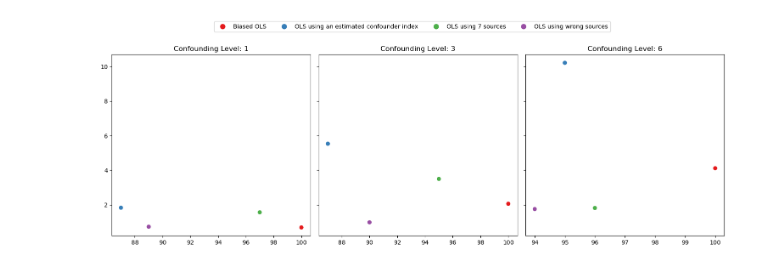
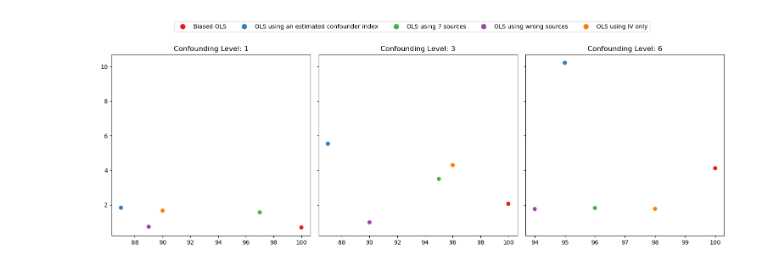
Before and after one commit to malo4300/ICA_IV_simulations, a Jupyter notebook: plots/plot_error_distribution_true_sources.ipynb, the cells around one changed output. Saved outputs shown, nothing was run; the diff lists cells and outputs as text; code cells hidden in the pictures.

```diff
--- a/plots/plot_error_distribution_true_sources.ipynb
+++ b/plots/plot_error_distribution_true_sources.ipynb
@@ -103,7 +41,7 @@ def main_plot(confounder_levels):
         err = prepare_error_dataframe(ols_est, [errors_confounder, errors_7_sources, errors_nonsense,errors_iv_only ], ["OLS using an estimated confounder index", "OLS using 7 sources", "OLS using wrong sources", "OLS using IV only"])
         cases = {col: 100 - err[col].isna().sum() for col in err.columns}
         method_summary[level] =  {"cases": cases,"rmse": rmse, "mae": mae, "std": std}
-        plot_errors(err, rmse, mae, std, axes[i], level)
+        plot_errors(err, rmse, mae, std, axes[i], level, "Confounding level")
 
     plt.show()
     return method_summary
@@ -116,30 +74,30 @@ method_summary = main_plot(confounder_levels)
 # %%
 fig, ax = plt.subplots(1, 3, figsize=(15, 5), sharey=True)
 
 # Define the color palette
-palette = sns.color_palette("Set1", 4)
+palette = sns.color_palette("Set1", 5)
 
 # Iterate over the confounding levels and plot the data
 for i, level in enumerate(confounder_levels):
     methods = method_summary[level]["cases"].keys()
     cases = method_summary[level]["cases"].values()
     rmse = method_summary[level]["rmse"]
 
     # Scatter plot
     ax[i].scatter(cases, rmse, c=palette, label=methods)
 
     # Set the title with confounding level
     ax[i].set_title(f"Confounding Level: {level}")
 
 # Create the legend handles
 legend_labels = list(methods)
 legend_colors = palette[:len(legend_labels)]
 handles = [plt.Line2D([0], [0], marker='o', color='w', markerfacecolor=color, markersize=10) for color in legend_colors]
 
 # Add the legend above all subplots
 fig.legend(handles, legend_labels, loc='upper center', ncol=len(legend_labels), bbox_to_anchor=(0.5, 1.1))
 plt.tight_layout()
 # Show the plot
 plt.show()
 # %% [output]
-[figure, old version]
+[figure, new version]
```
Also changed, not shown: parts of 8 cells of this notebook, 7 other files.
